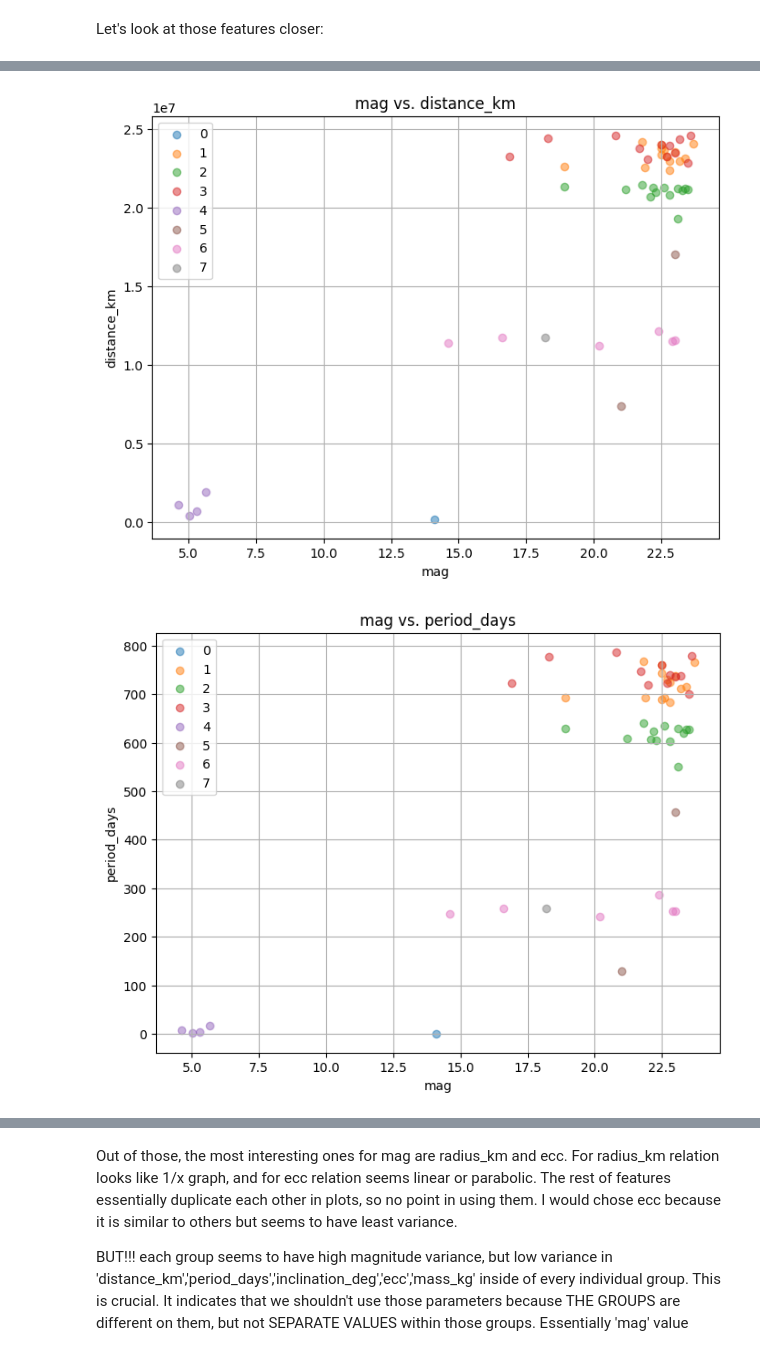
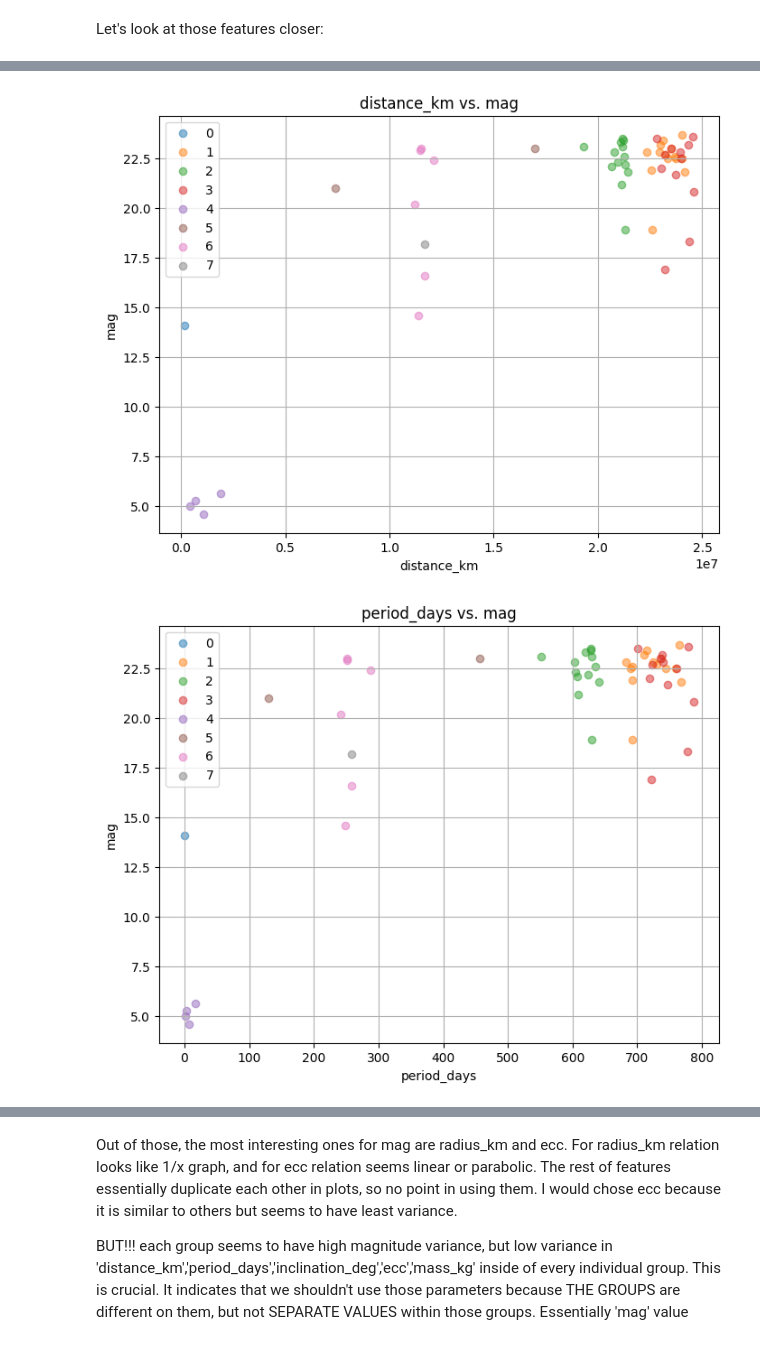
Before and after one commit to lt22412/jupiters_moons_project, a Jupyter notebook: jupiter_analysis.ipynb, the cells around one changed output, grey strips where cells are left out. Saved outputs shown, nothing was run; the diff lists cells and outputs as text; code cells hidden in the pictures.

```diff
--- a/jupiter_analysis.ipynb
+++ b/jupiter_analysis.ipynb
@@ -547,10 +547,10 @@ Let's look at those features closer:
 # %%
 
 
-moons.plot_columns('mag','mass_kg',use_group=True)
-moons.plot_columns('mag','radius_km',use_group=True)
-moons.plot_columns('mag','distance_km',use_group=True)
-moons.plot_columns('mag','period_days',use_group=True)
-moons.plot_columns('mag','inclination_deg',use_group=True)
-moons.plot_columns('mag','ecc',use_group=True)
+moons.plot_columns('mass_kg','mag',use_group=True)
+moons.plot_columns('radius_km','mag',use_group=True)
+moons.plot_columns('distance_km','mag',use_group=True)
+moons.plot_columns('period_days','mag',use_group=True)
+moons.plot_columns('inclination_deg','mag',use_group=True)
+moons.plot_columns('ecc','mag',use_group=True)
 # %% [output]
@@ -559,2 +559,2 @@ moons.plot_columns('mag','ecc',use_group=True)
-[figure, old version]
+[figure, new version]
-[figure, old version]
+[figure, new version]
```
Also changed, not shown: parts of 18 cells of this notebook, 1 other file.
